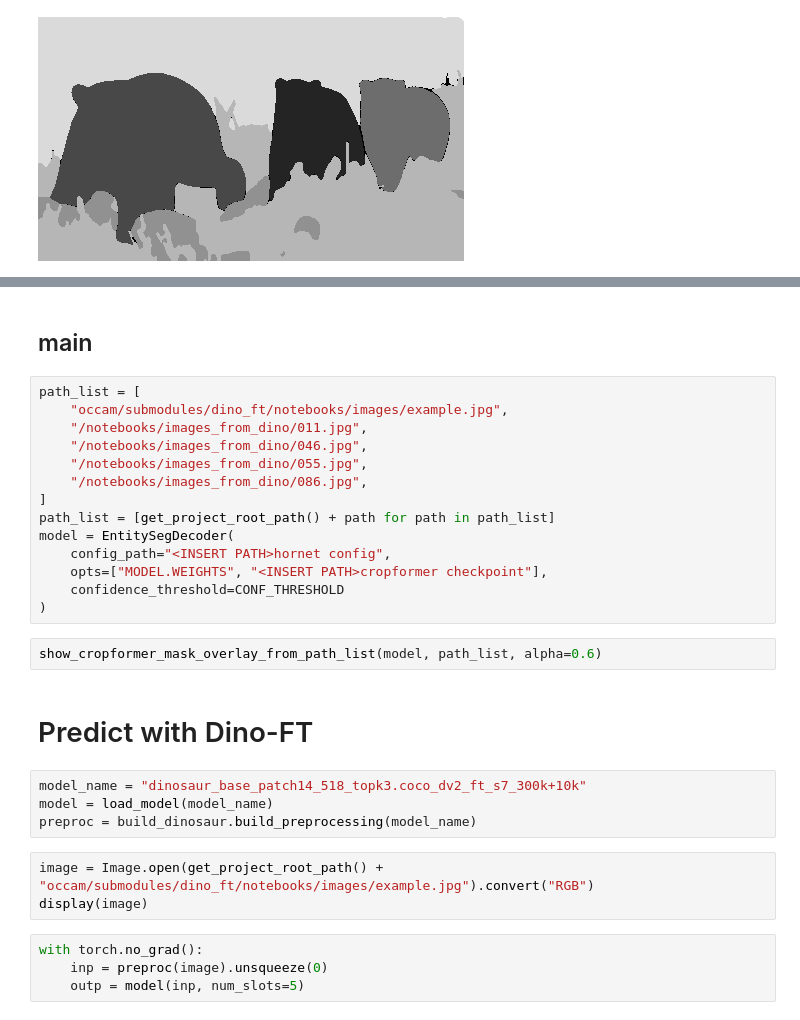
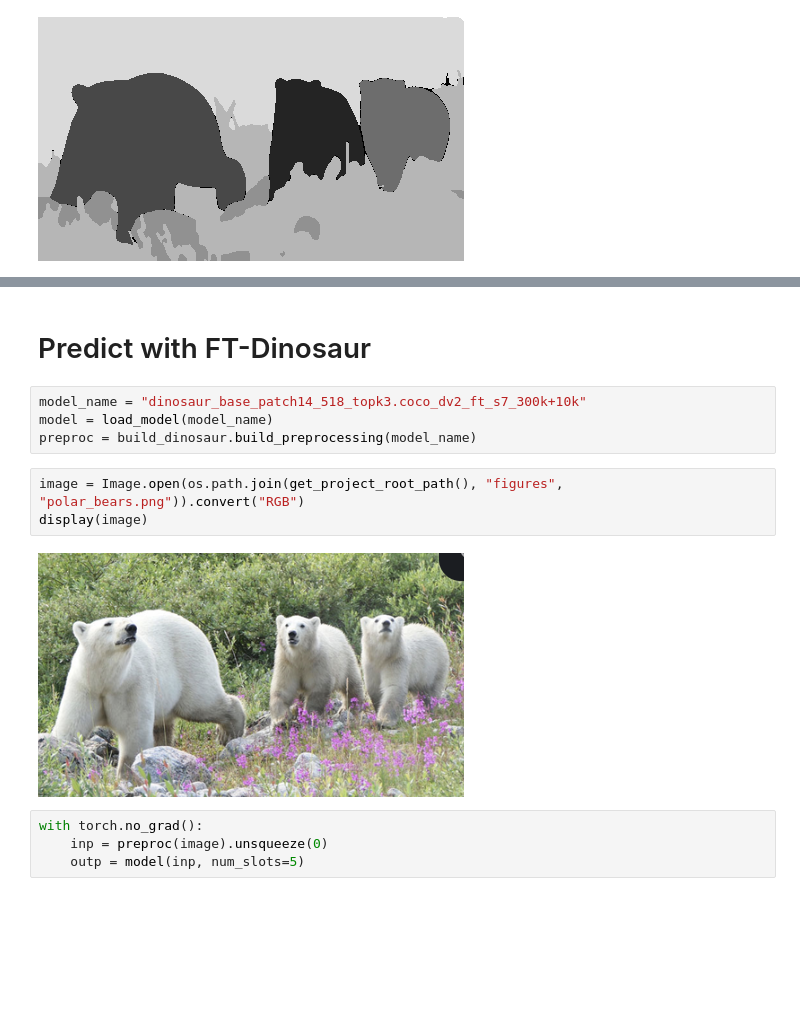
Before and after one commit to AlexanderRubinstein/OCCAM, a Jupyter notebook: notebooks/qualitative_results.ipynb, the cells around one changed output, grey strips where cells are left out. Cells and saved outputs as stored; diff of their text form; blank space fills up the shorter version.

```diff
--- a/notebooks/qualitative_results.ipynb
+++ b/notebooks/qualitative_results.ipynb
@@ -231,30 +227,14 @@ display(prep_for_display(torch.tensor(output_mask)))
-# %% [markdown]
-## main
-# %%
-path_list = [
-    "occam/submodules/dino_ft/notebooks/images/example.jpg",
-    "/notebooks/images_from_dino/011.jpg",
-    "/notebooks/images_from_dino/046.jpg",
-    "/notebooks/images_from_dino/055.jpg",
-    "/notebooks/images_from_dino/086.jpg",
-]
-path_list = [get_project_root_path() + path for path in path_list]
-model = EntitySegDecoder(
-    config_path="<INSERT PATH>hornet config",
-    opts=["MODEL.WEIGHTS", "<INSERT PATH>cropformer checkpoint"],
-    confidence_threshold=CONF_THRESHOLD
-)
-# %%
-show_cropformer_mask_overlay_from_path_list(model, path_list, alpha=0.6)
 # %% [markdown]
-# Predict with Dino-FT
+# Predict with FT-Dinosaur
 # %%
 model_name = "dinosaur_base_patch14_518_topk3.coco_dv2_ft_s7_300k+10k"
 model = load_model(model_name)
 preproc = build_dinosaur.build_preprocessing(model_name)
 # %%
-image = Image.open(get_project_root_path() + "occam/submodules/dino_ft/notebooks/images/example.jpg").convert("RGB")
+image = Image.open(os.path.join(get_project_root_path(), "figures", "polar_bears.png")).convert("RGB")
 display(image)
+# %% [output]
+[figure, added]
 # %%
 with torch.no_grad():
     inp = preproc(image).unsqueeze(0)
```
Also changed, not shown: parts of 24 cells of this notebook, 53 other files.
